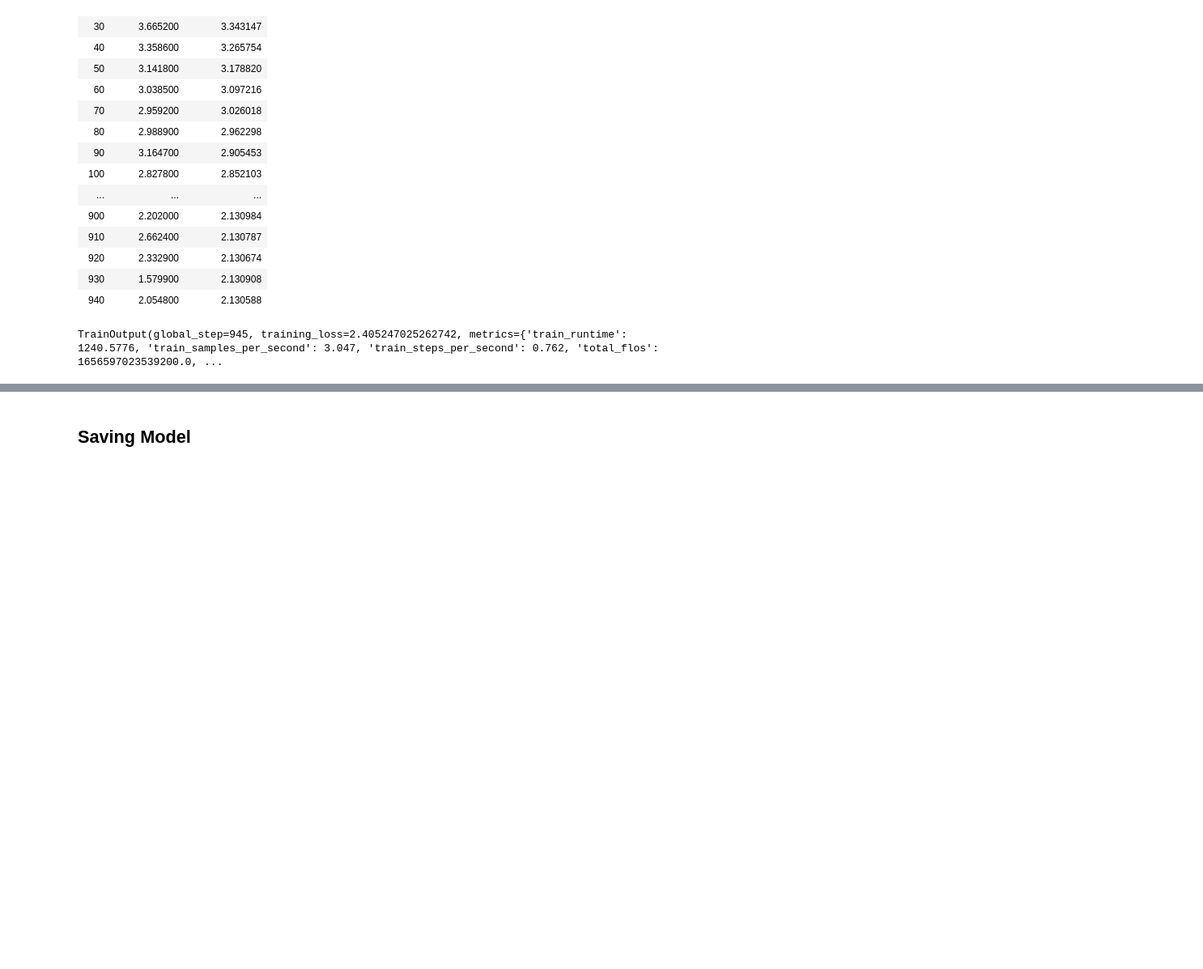
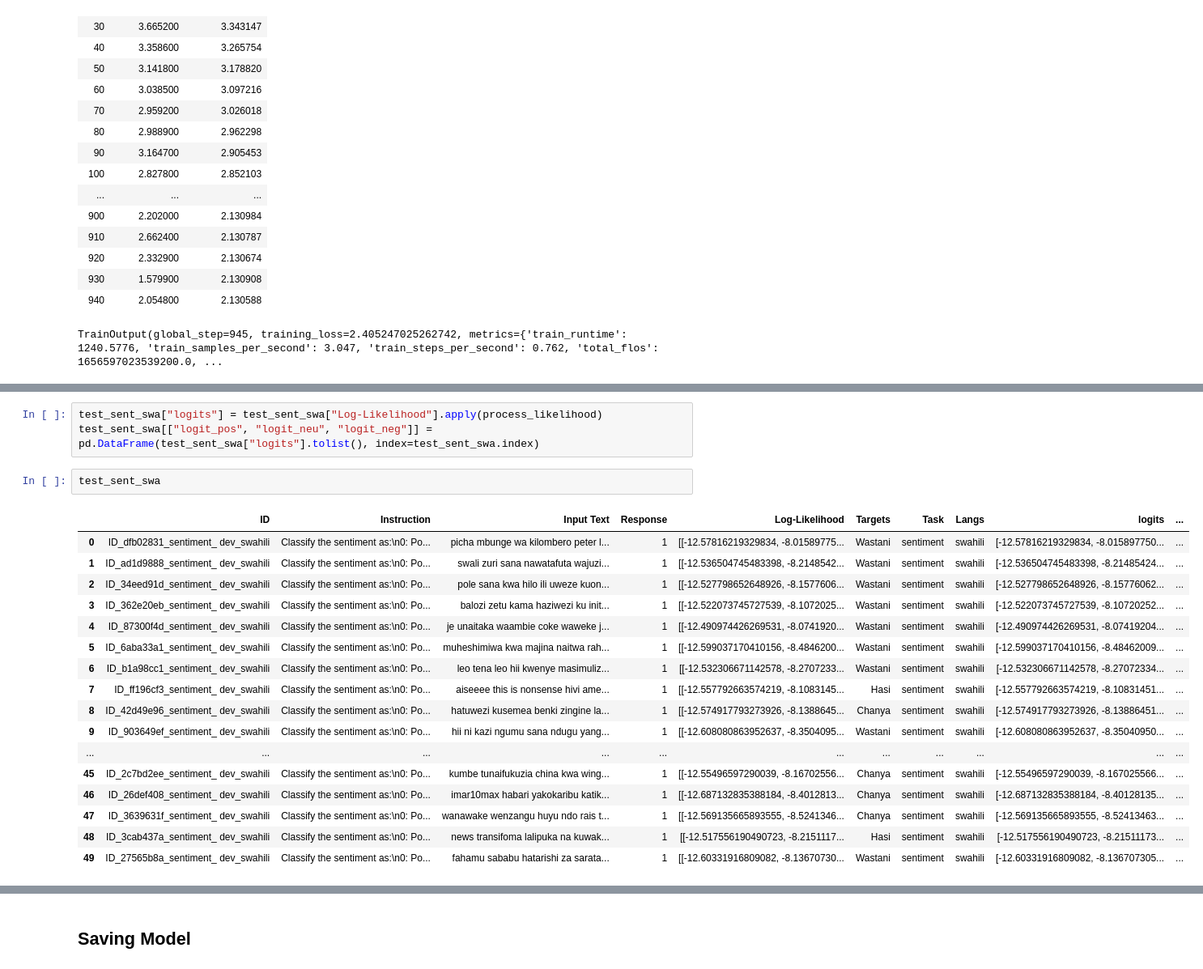
Before and after one commit to melissafasol/InkubaLM-Challenge, a Jupyter notebook: notebooks_EDA/03_ABtesting.ipynb, the cells around one changed output, grey strips where cells are left out. Shown at 81% size. Drawn from its saved outputs; the diff is of its cells as text; blank space fills up the shorter version.

```diff
--- a/notebooks_EDA/03_ABtesting.ipynb
+++ b/notebooks_EDA/03_ABtesting.ipynb
@@ -808,0 +448,23 @@ submission_df
+# %%
+test_sent_swa["logits"] = test_sent_swa["Log-Likelihood"].apply(process_likelihood)
+test_sent_swa[["logit_pos", "logit_neu", "logit_neg"]] = pd.DataFrame(test_sent_swa["logits"].tolist(), index=test_sent_swa.index)
+# %%
+test_sent_swa
+# %% [output]
+|  | ID | Instruction | Input Text | Response | Log-Likelihood | Targets | Task | Langs | logits | ... |
+| 0 | ID_dfb02831_sentiment_ dev_swahili | Classify the sentiment as:\n0: Po... | picha mbunge wa kilombero peter l... | 1 | [[-12.57816219329834, -8.01589775... | Wastani | sentiment | swahili | [-12.57816219329834, -8.015897750... | ... |
+| 1 | ID_ad1d9888_sentiment_ dev_swahili | Classify the sentiment as:\n0: Po... | swali zuri sana nawatafuta wajuzi... | 1 | [[-12.536504745483398, -8.2148542... | Wastani | sentiment | swahili | [-12.536504745483398, -8.21485424... | ... |
+| 2 | ID_34eed91d_sentiment_ dev_swahili | Classify the sentiment as:\n0: Po... | pole sana kwa hilo ili uweze kuon... | 1 | [[-12.527798652648926, -8.1577606... | Wastani | sentiment | swahili | [-12.527798652648926, -8.15776062... | ... |
+| 3 | ID_362e20eb_sentiment_ dev_swahili | Classify the sentiment as:\n0: Po... | balozi zetu kama haziwezi ku init... | 1 | [[-12.522073745727539, -8.1072025... | Wastani | sentiment | swahili | [-12.522073745727539, -8.10720252... | ... |
+| 4 | ID_87300f4d_sentiment_ dev_swahili | Classify the sentiment as:\n0: Po... | je unaitaka waambie coke waweke j... | 1 | [[-12.490974426269531, -8.0741920... | Wastani | sentiment | swahili | [-12.490974426269531, -8.07419204... | ... |
+| 5 | ID_6aba33a1_sentiment_ dev_swahili | Classify the sentiment as:\n0: Po... | muheshimiwa kwa majina naitwa rah... | 1 | [[-12.599037170410156, -8.4846200... | Wastani | sentiment | swahili | [-12.599037170410156, -8.48462009... | ... |
+| 6 | ID_b1a98cc1_sentiment_ dev_swahili | Classify the sentiment as:\n0: Po... | leo tena leo hii kwenye masimuliz... | 1 | [[-12.532306671142578, -8.2707233... | Wastani | sentiment | swahili | [-12.532306671142578, -8.27072334... | ... |
+| 7 | ID_ff196cf3_sentiment_ dev_swahili | Classify the sentiment as:\n0: Po... | aiseeee this is nonsense hivi ame... | 1 | [[-12.557792663574219, -8.1083145... | Hasi | sentiment | swahili | [-12.557792663574219, -8.10831451... | ... |
+| 8 | ID_42d49e96_sentiment_ dev_swahili | Classify the sentiment as:\n0: Po... | hatuwezi kusemea benki zingine la... | 1 | [[-12.574917793273926, -8.1388645... | Chanya | sentiment | swahili | [-12.574917793273926, -8.13886451... | ... |
+| 9 | ID_903649ef_sentiment_ dev_swahili | Classify the sentiment as:\n0: Po... | hii ni kazi ngumu sana ndugu yang... | 1 | [[-12.608080863952637, -8.3504095... | Wastani | sentiment | swahili | [-12.608080863952637, -8.35040950... | ... |
+| ... | ... | ... | ... | ... | ... | ... | ... | ... | ... | ... |
+| 45 | ID_2c7bd2ee_sentiment_ dev_swahili | Classify the sentiment as:\n0: Po... | kumbe tunaifukuzia china kwa wing... | 1 | [[-12.55496597290039, -8.16702556... | Chanya | sentiment | swahili | [-12.55496597290039, -8.167025566... | ... |
+| 46 | ID_26def408_sentiment_ dev_swahili | Classify the sentiment as:\n0: Po... | imar10max habari yakokaribu katik... | 1 | [[-12.687132835388184, -8.4012813... | Chanya | sentiment | swahili | [-12.687132835388184, -8.40128135... | ... |
+| 47 | ID_3639631f_sentiment_ dev_swahili | Classify the sentiment as:\n0: Po... | wanawake wenzangu huyu ndo rais t... | 1 | [[-12.569135665893555, -8.5241346... | Chanya | sentiment | swahili | [-12.569135665893555, -8.52413463... | ... |
+| 48 | ID_3cab437a_sentiment_ dev_swahili | Classify the sentiment as:\n0: Po... | news transifoma lalipuka na kuwak... | 1 | [[-12.517556190490723, -8.2151117... | Hasi | sentiment | swahili | [-12.517556190490723, -8.21511173... | ... |
+| 49 | ID_27565b8a_sentiment_ dev_swahili | Classify the sentiment as:\n0: Po... | fahamu sababu hatarishi za sarata... | 1 | [[-12.60331916809082, -8.13670730... | Wastani | sentiment | swahili | [-12.60331916809082, -8.136707305... | ... |
```
Also changed, not shown: parts of 36 cells of this notebook.
